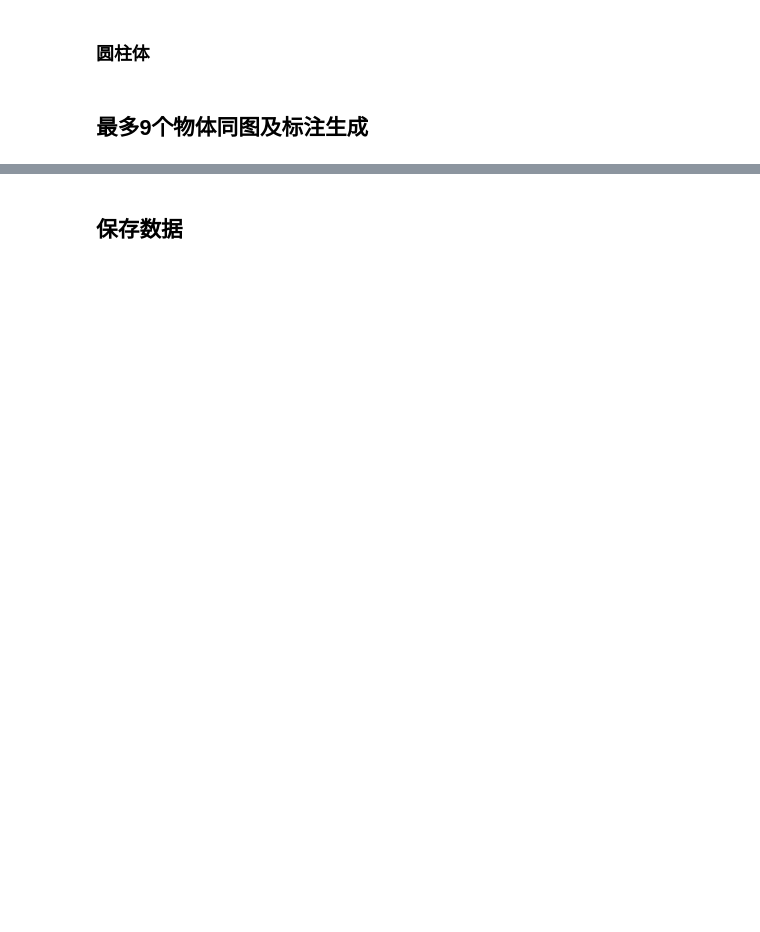
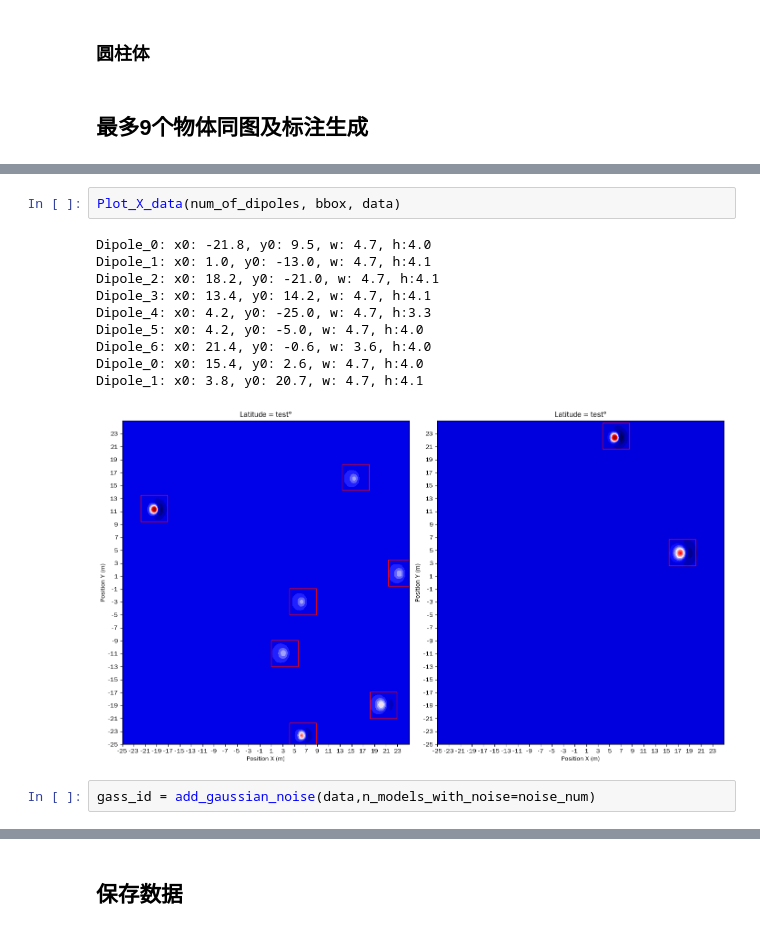
Before and after one commit to jia80H/my_Magnetic_methods-master, a Jupyter notebook: 00create_data.ipynb, the cells around one changed output, grey strips where cells are left out. Drawn from its saved outputs; the diff is of its cells as text; blank space fills up the shorter version.

```diff
--- a/00create_data.ipynb
+++ b/00create_data.ipynb
@@ -55,0 +60,15 @@ np.random
+# %%
+Plot_X_data(num_of_dipoles, bbox, data)
+# %% [output]
+Dipole_0: x0: -21.8, y0: 9.5, w: 4.7, h:4.0
+Dipole_1: x0: 1.0, y0: -13.0, w: 4.7, h:4.1
+Dipole_2: x0: 18.2, y0: -21.0, w: 4.7, h:4.1
+Dipole_3: x0: 13.4, y0: 14.2, w: 4.7, h:4.1
+Dipole_4: x0: 4.2, y0: -25.0, w: 4.7, h:3.3
+Dipole_5: x0: 4.2, y0: -5.0, w: 4.7, h:4.0
+Dipole_6: x0: 21.4, y0: -0.6, w: 3.6, h:4.0
+Dipole_0: x0: 15.4, y0: 2.6, w: 4.7, h:4.0
+Dipole_1: x0: 3.8, y0: 20.7, w: 4.7, h:4.1
+[figure, added]
+# %%
+gass_id = add_gaussian_noise(data,n_models_with_noise=noise_num)
```
Also changed, not shown: parts of 19 cells of this notebook, 3 other files.
